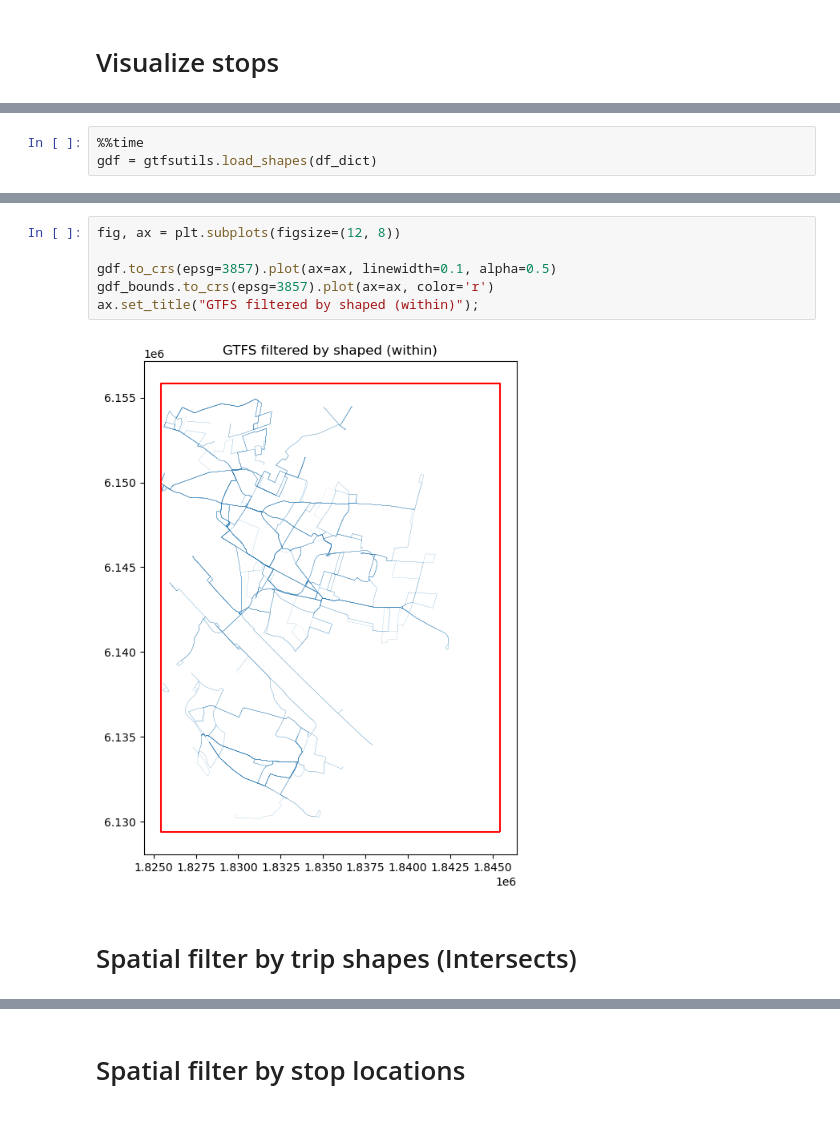
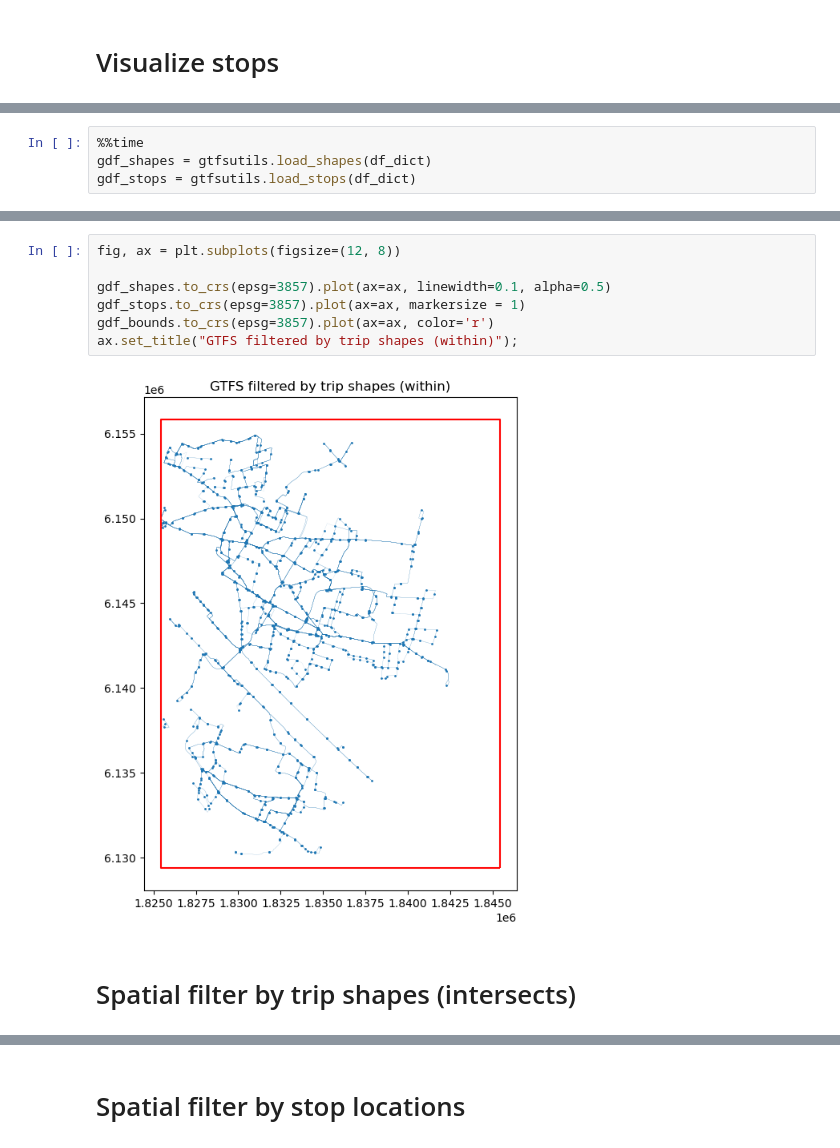
Before and after one commit to theroutingcompany/gtfsutils, a Jupyter notebook: quickstart.ipynb, the cells around one changed output, grey strips where cells are left out. Saved outputs shown, nothing was run; the diff lists cells and outputs as text.

```diff
--- a/quickstart.ipynb
+++ b/quickstart.ipynb
@@ -135,4 +135,5 @@ Wall time: 1.64 s
 # %%
 %%time
-gdf = gtfsutils.load_shapes(df_dict)
+gdf_shapes = gtfsutils.load_shapes(df_dict)
+gdf_stops = gtfsutils.load_stops(df_dict)
 # %% [output]
@@ -141,13 +142,14 @@ Wall time: 280 ms
 # %%
 fig, ax = plt.subplots(figsize=(12, 8))
 
-gdf.to_crs(epsg=3857).plot(ax=ax, linewidth=0.1, alpha=0.5)
+gdf_shapes.to_crs(epsg=3857).plot(ax=ax, linewidth=0.1, alpha=0.5)
+gdf_stops.to_crs(epsg=3857).plot(ax=ax, markersize = 1)
 gdf_bounds.to_crs(epsg=3857).plot(ax=ax, color='r')
-ax.set_title("GTFS filtered by shaped (within)");
+ax.set_title("GTFS filtered by trip shapes (within)");
 # %% [output]
-[figure, old version]
+[figure, new version]
 # %% [markdown]
-# Spatial filter by trip shapes (Intersects)
+# Spatial filter by trip shapes (intersects)
 # %%
 %%time
 filepath = "data/vienna.gtfs.zip"
```
Also changed, not shown: parts of 28 cells of this notebook.
